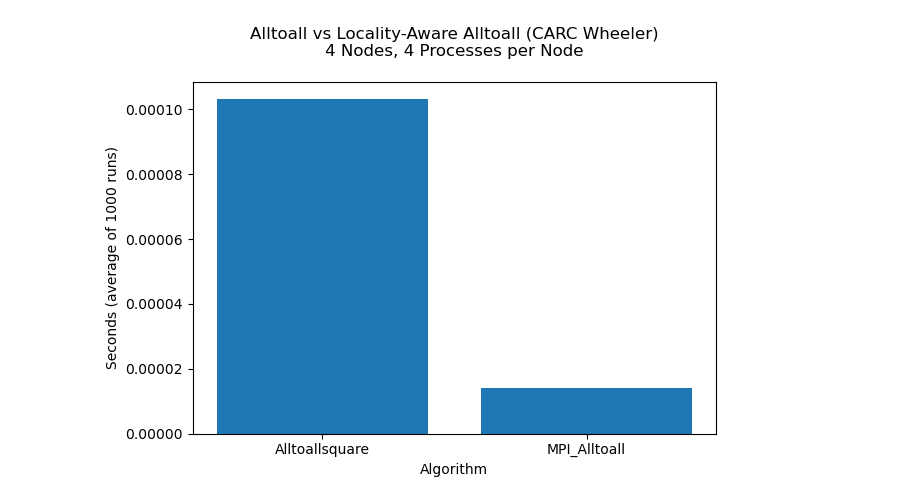
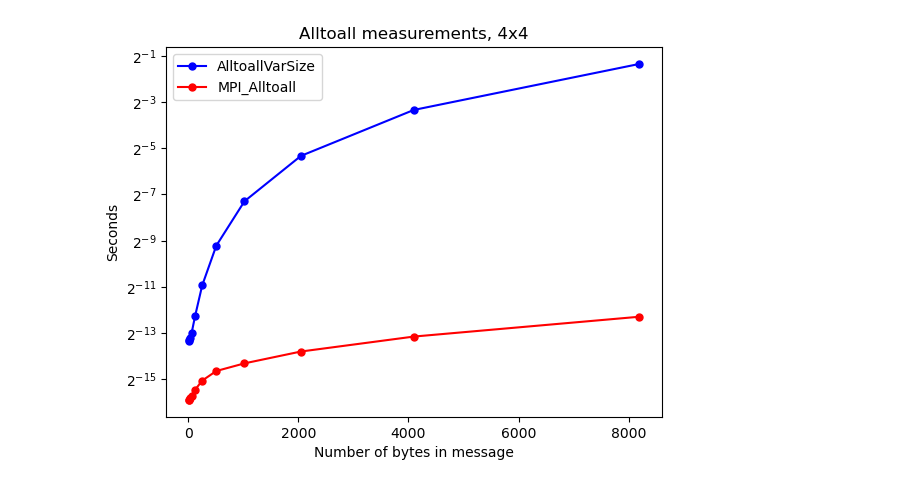
Before and after one commit to mctimm/CS542-Project, a Jupyter notebook: plots.ipynb, the cells around one changed output. Saved outputs shown, nothing was run; the diff lists cells and outputs as text; code cells hidden in the pictures.

Commit message:
update plots

```diff
--- a/plots.ipynb
+++ b/plots.ipynb
@@ -4,18 +4,22 @@ import matplotlib.pyplot as plt
 import numpy as np
 # %%
 data_4x4 = pd.read_csv('results_4x4.csv')
-data_8x8 = pd.read_csv('results_8x8.csv')
+data_local = data_4x4[data_4x4["algorithm"] == "AlltoallVarSize"]
+data_openmpi = data_4x4[data_4x4["algorithm"] == "MPI_Alltoall"]
 # %%
 fig = plt.figure()
 ax = fig.add_subplot(1, 1, 1)
 
-ax.bar(data_4x4["algorithm"], data_4x4["seconds"])
+ax.plot(data_local["num_doubles_per_proc"]*8/16, data_local["seconds"], 'bo-', label='AlltoallVarSize', markersize=5)
+ax.plot(data_openmpi["num_doubles_per_proc"]*8/16, data_openmpi["seconds"], 'ro-', label='MPI_Alltoall', markersize=5)
 
-ax.set_title("Alltoall vs Locality-Aware Alltoall (CARC Wheeler)\n4 Nodes, 4 Processes per Node\n")
-ax.set_xlabel("Algorithm")
-ax.set_ylabel("Seconds (average of 1000 runs)")
-plt.tight_layout()
-plt.savefig("alltoall_plot_4x4.jpg")
+#ax.set_xscale('log', base=2)
+ax.set_yscale('log', base=2)
+ax.set_title("Alltoall measurements, 4x4")
+ax.set_xlabel("Number of bytes in message")
+ax.set_ylabel("Seconds")
+ax.legend()
+plt.savefig("alltoall_logy.jpg")
 plt.show()
 # %% [output]
-[figure, old version]
+[figure, new version]
```
Also changed, not shown: parts of 1 cell of this notebook.
